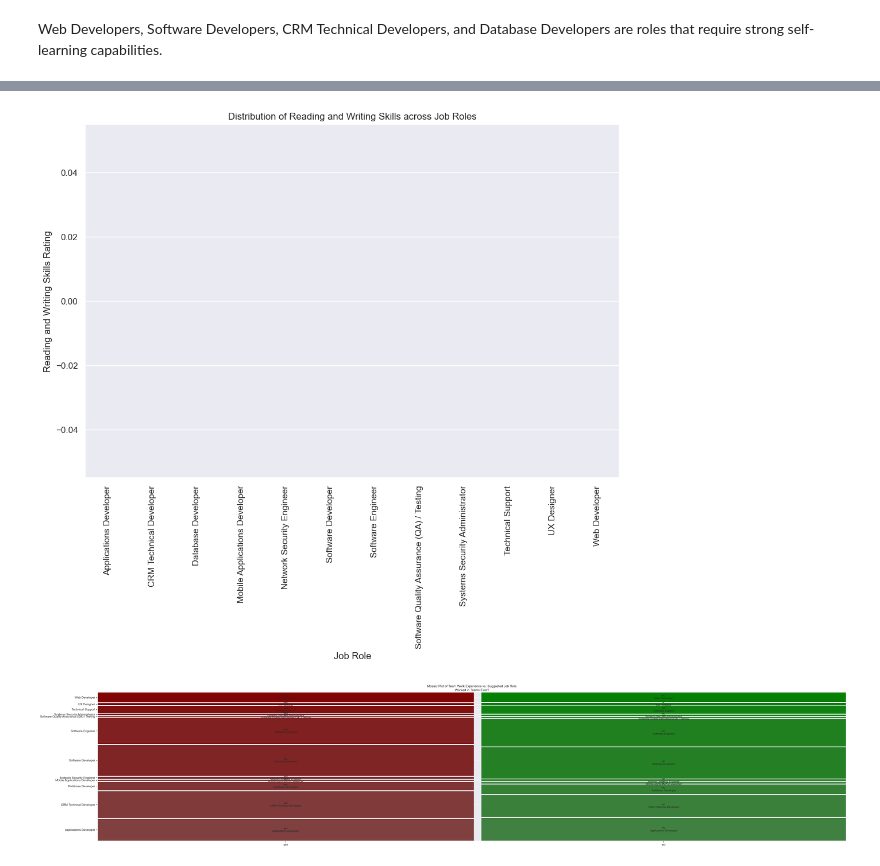
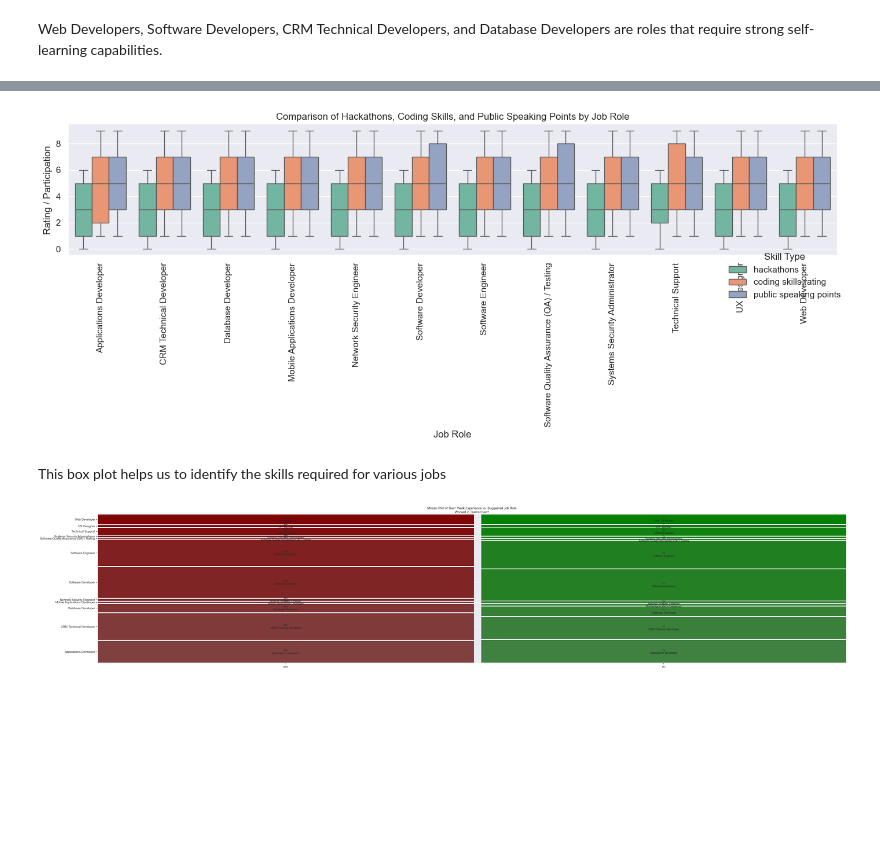
Before and after one commit to bhavanareddy19/cn, a Jupyter notebook: data_cleaning.ipynb, the cells around one changed output, grey strips where cells are left out. Drawn from its saved outputs; the diff is of its cells as text; code cells hidden in the pictures; blank space fills up the shorter version.

```diff
--- a/data_cleaning.ipynb
+++ b/data_cleaning.ipynb
@@ -186,11 +186,11 @@ print(combined_df.head())
 # %%
 import pandas as pd
 
-combined_df = pd.read_csv('C://CUB//sem2//ml//proj//cn//datasets//combined1_job_listings.csv')
+combined_df = pd.read_csv('C://CUB//sem2//ml//proj//CN_Dataset//combined1_job_listings.csv')
 
 cleaned_df = combined_df.dropna()
 
-cleaned_df.to_csv('C://CUB//sem2//ml//proj//cn//datasets//cleaned_combined1_job_listings.csv', index=False)
+cleaned_df.to_csv('C://CUB//sem2//ml//proj//CN_Dataset//cleaned_combined1_job_listings.csv', index=False)
 
 print(cleaned_df.head())
 # %% [output]
@@ -420,13 +386,28 @@ Requirement already satisfied: six>=1.5 in c:\users\vbhav\anaconda3\lib\site-pac
-# %%
-plt.figure(figsize=(12, 8))
-sns.violinplot(x='SuggestedJobRole', y='reading and writing skills', data=combined_df, cut=0)
-plt.title('Distribution of Reading and Writing Skills across Job Roles')
-plt.xlabel('Job Role')
-plt.ylabel('Reading and Writing Skills Rating')
-plt.xticks(rotation=90)  # Rotate labels for better readability
-plt.show()
-# %% [output]
-[figure, removed]
+# %%
+cleaned_df['hackathons'] = pd.to_numeric(cleaned_df['hackathons'], errors='coerce')
+cleaned_df['coding skills rating'] = pd.to_numeric(cleaned_df['coding skills rating'], errors='coerce')
+cleaned_df['public speaking points'] = pd.to_numeric(cleaned_df['public speaking points'], errors='coerce')
+
+melted_df = cleaned_df.melt(id_vars='SuggestedJobRole', value_vars=['hackathons', 'coding skills rating', 'public speaking points'],
+                            var_name='Skill Type', value_name='Rating')
+
+g = sns.catplot(
+    data=melted_df, kind='box',
+    x='SuggestedJobRole', y='Rating', hue='Skill Type',
+    height=6, aspect=2, palette='Set2'
+)
+
+plt.title('Comparison of Hackathons, Coding Skills, and Public Speaking Points by Job Role')
+plt.xticks(rotation=90)
+plt.xlabel('Job Role')
+plt.ylabel('Rating / Participation')
+plt.tight_layout()
+
+plt.show()
+# %% [output]
+[figure, added]
+# %% [markdown]
+This box plot helps us to identify the skills required for various jobs
 # %%
 from statsmodels.graphics.mosaicplot import mosaic
 props = {}
```
Also changed, not shown: parts of 34 cells of this notebook.
